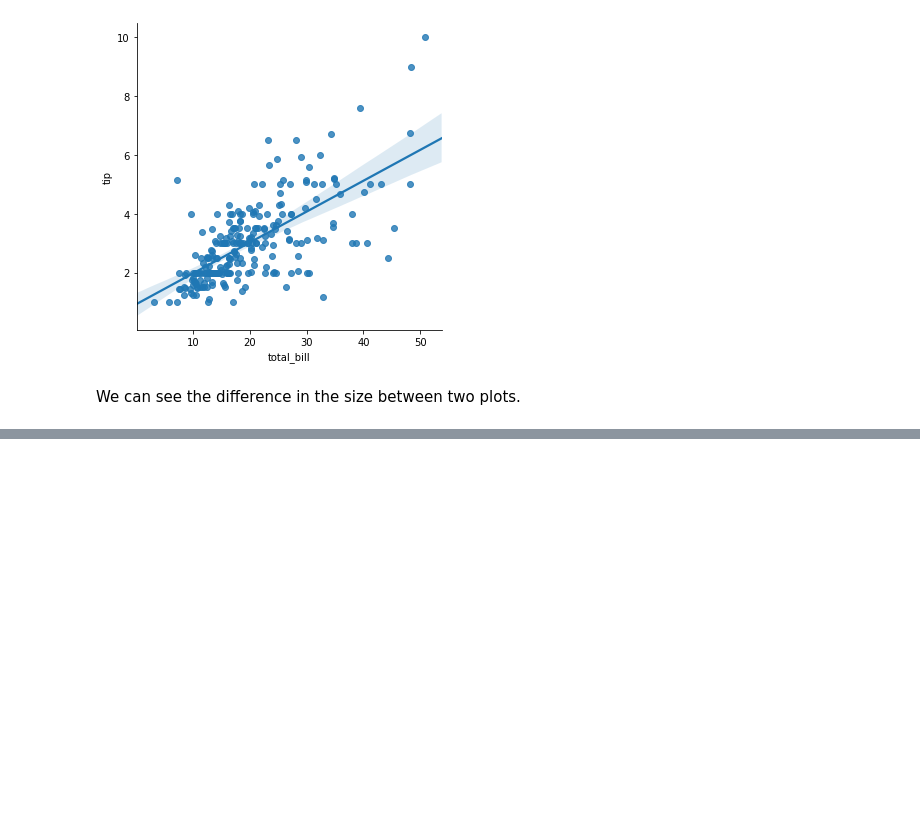
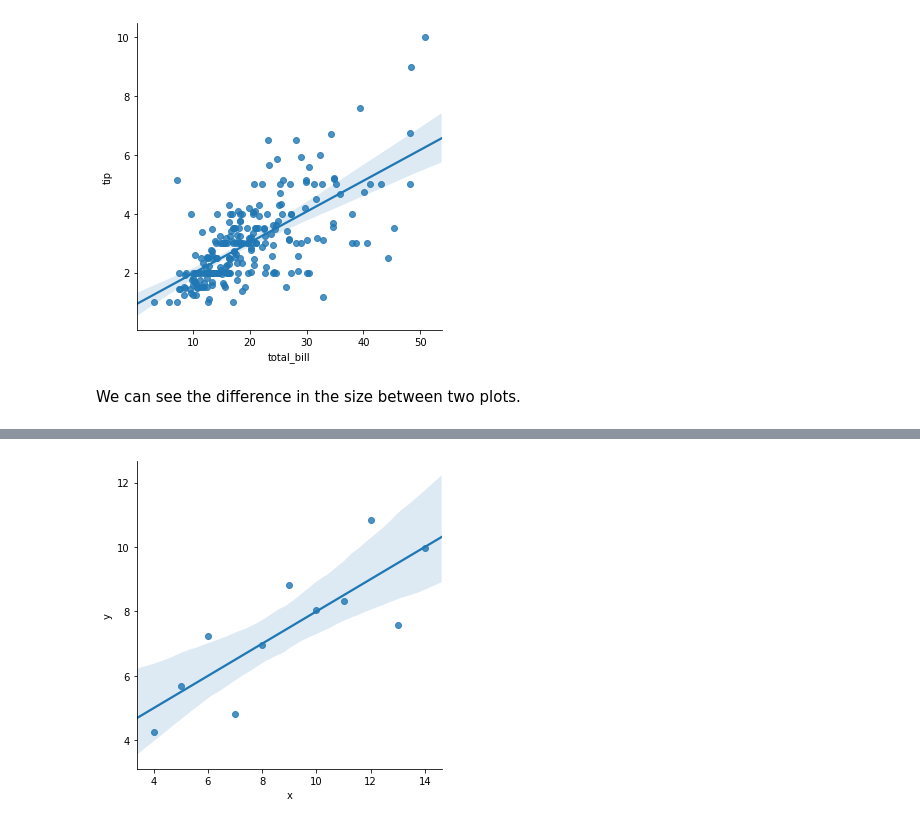
Before and after one commit to MrRaghav/DataScience, a Jupyter notebook: seaborn/Linear Relationships.ipynb, the cells around one changed output, grey strips where cells are left out. Drawn from its saved outputs; the diff is of its cells as text; code cells hidden in the pictures; blank space fills up the shorter version.

```diff
--- a/seaborn/Linear Relationships.ipynb
+++ b/seaborn/Linear Relationships.ipynb
@@ -29,0 +42,2 @@ We can see the difference in the size between two plots.
+# %%
+df = sb.load_dataset('anscombe')
@@ -29,0 +53,5 @@ We can see the difference in the size between two plots.
+# %%
+sb.lmplot(x="x", y="y", data=df.query("dataset == 'I'"))
+plt.show()
+# %% [output]
+[figure, added]
```
Also changed, not shown: parts of 7 cells of this notebook.
